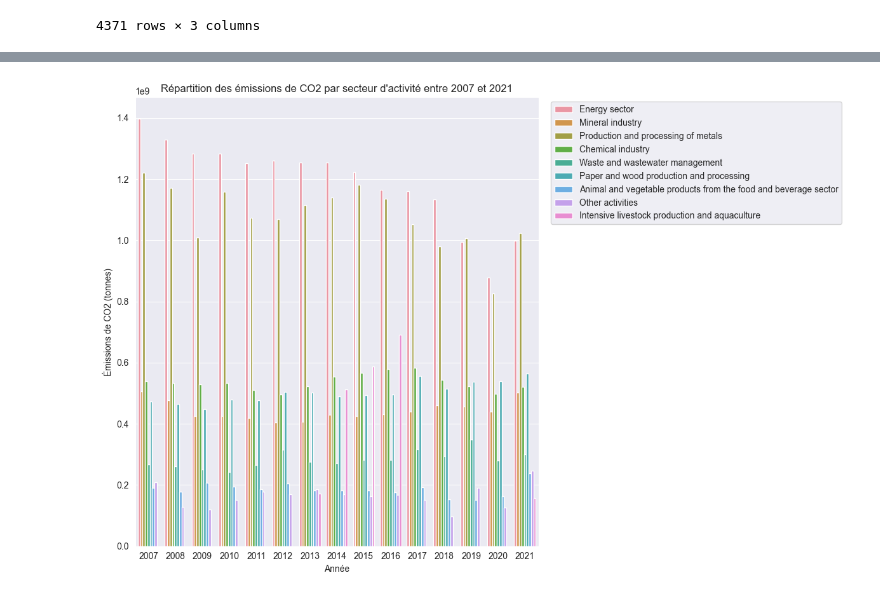
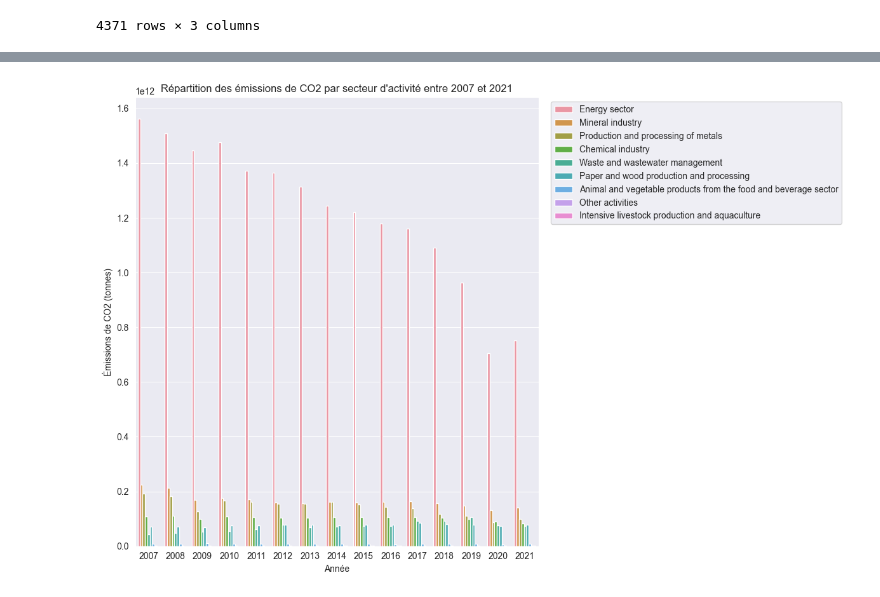
Before and after one commit to FanZy0127/environmental_impact, a Jupyter notebook: modules/Air/jupyter_main_air.ipynb, the cells around one changed output, grey strips where cells are left out. Saved outputs shown, nothing was run; the diff lists cells and outputs as text; code cells hidden in the pictures.

Commit message:
Dataframe of spreading of pollutants grouped by sector, and multiple graphics based on CO2 by sector.

```diff
--- a/modules/Air/jupyter_main_air.ipynb
+++ b/modules/Air/jupyter_main_air.ipynb
@@ -583,4 +632,4 @@ pollutant_group_by_sector
 | 2015 | Intensive livestock production an... | CONFIDENTIAL | 0.000000e+00 | 0.000000e+00 | 0.0 |
 4371 rows × 3 columns
 # %%
-dataframe = pollutant_group_by_sector[pollutant_group_by_sector.index.get_level_values("pollutant") == "Carbon dioxide (CO2)"]
+co2_data = pollutant_group_by_sector[pollutant_group_by_sector.index.get_level_values("pollutant") == "Carbon dioxide (CO2)"]
@@ -604,17 +653,17 @@ dataframe
 # %%
-co2_data = dataframe.reset_index()
+co2_data = co2_data.reset_index()
 
 plt.figure(figsize=(12, 8))
 sns.set_palette("viridis")
 
-sns.barplot(data=co2_data, x="reportingYear", y="mean", hue="eprtrSectorName")
+sns.barplot(data=co2_data, x="reportingYear", y="sum", hue="eprtrSectorName")
 plt.xlabel("Année")
 plt.ylabel("Émissions de CO2 (tonnes)")
 plt.title("Répartition des émissions de CO2 par secteur d'activité entre 2007 et 2021")
 
 plt.legend(bbox_to_anchor=(1.02, 1), loc="upper left")
 
 plt.tight_layout()
 plt.show()
 # %% [output]
-[figure, old version]
+[figure, new version]
```
Also changed, not shown: parts of 9 cells of this notebook.
